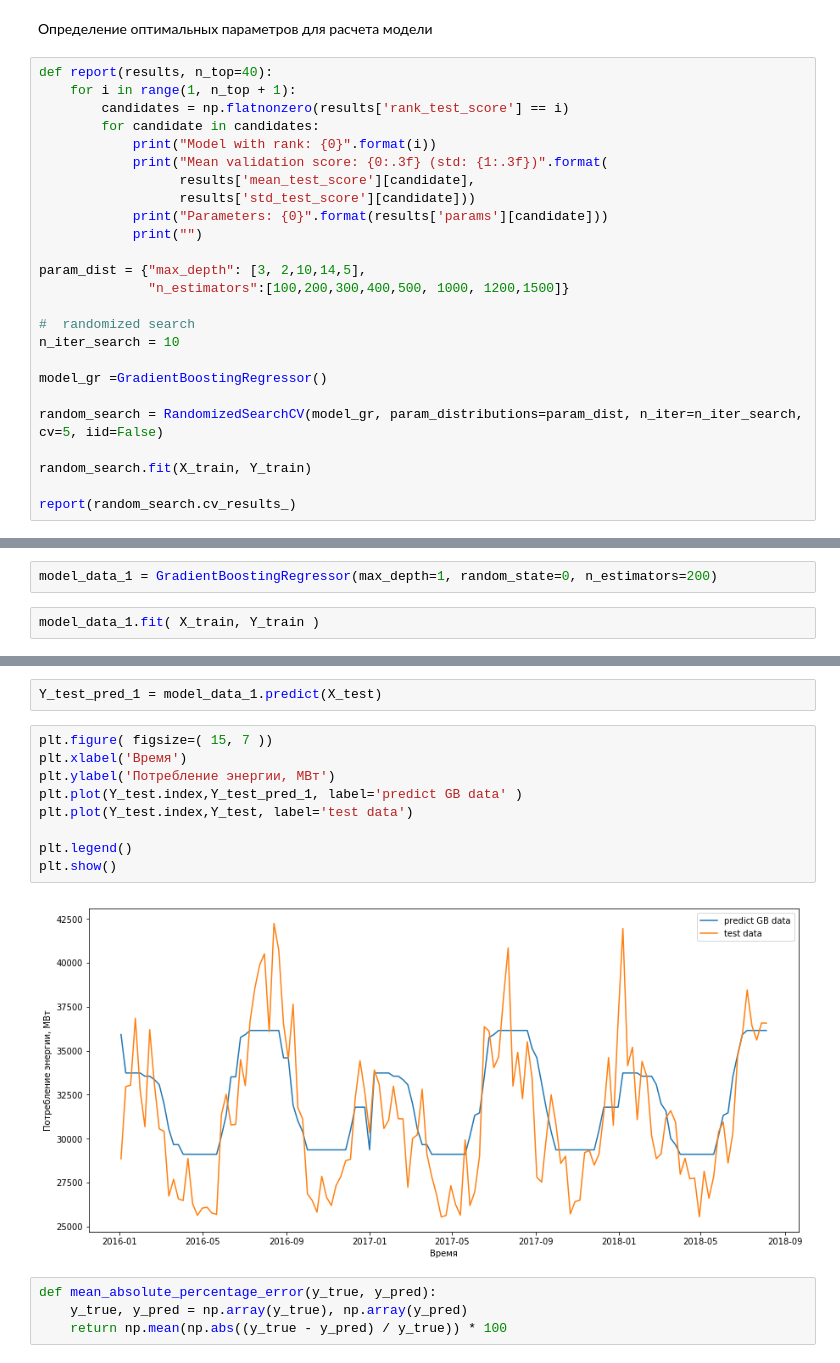
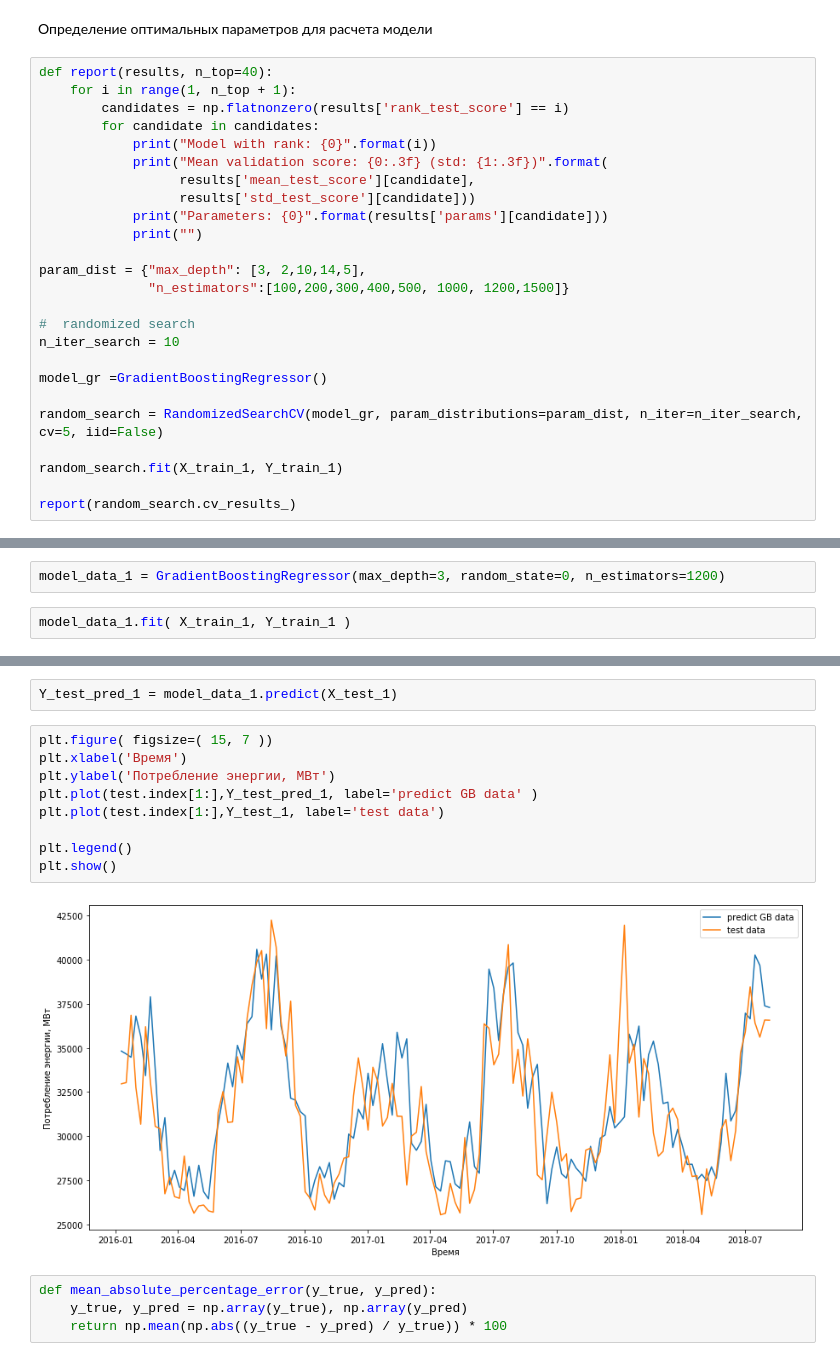
Before and after one commit to superpavelka/Machine-Learning-in-Business, a Jupyter notebook: Task4/Task4.ipynb, the cells around one changed output, grey strips where cells are left out. Cells and saved outputs as stored; diff of their text form.

```diff
--- a/Task4/Task4.ipynb
+++ b/Task4/Task4.ipynb
@@ -97,7 +106,7 @@ model_gr =GradientBoostingRegressor()
 
 random_search = RandomizedSearchCV(model_gr, param_distributions=param_dist, n_iter=n_iter_search, cv=5, iid=False)
 
-random_search.fit(X_train, Y_train)
+random_search.fit(X_train_1, Y_train_1)
 
 report(random_search.cv_results_)
 # %% [output]
@@ -123,6 +130,6 @@ Parameters: {'n_estimators': 300, 'max_depth': 14}
 # %%
-model_data_1 = GradientBoostingRegressor(max_depth=1, random_state=0, n_estimators=200)
+model_data_1 = GradientBoostingRegressor(max_depth=3, random_state=0, n_estimators=1200)
 # %%
-model_data_1.fit( X_train, Y_train )
+model_data_1.fit( X_train_1, Y_train_1 )
 # %% [output]
 GradientBoostingRegressor(alpha=0.9, criterion='friedman_mse', init=None,
@@ -134,18 +141,18 @@ GradientBoostingRegressor(alpha=0.9, criterion='friedman_mse', init=None,
              random_state=0, subsample=1.0, tol=0.0001,
              validation_fraction=0.1, verbose=0, warm_start=False)
 # %%
-Y_test_pred_1 = model_data_1.predict(X_test)
+Y_test_pred_1 = model_data_1.predict(X_test_1)
 # %%
 plt.figure( figsize=( 15, 7 ))
 plt.xlabel('Время')
 plt.ylabel('Потребление энергии, МВт')
-plt.plot(Y_test.index,Y_test_pred_1, label='predict GB data' )
-plt.plot(Y_test.index,Y_test, label='test data')
+plt.plot(test.index[1:],Y_test_pred_1, label='predict GB data' )
+plt.plot(test.index[1:],Y_test_1, label='test data')
 
 plt.legend()
 plt.show()
 # %% [output]
-[figure, old version]
+[figure, new version]
 # %%
 def mean_absolute_percentage_error(y_true, y_pred):
     y_true, y_pred = np.array(y_true), np.array(y_pred)
```
Also changed, not shown: parts of 46 cells of this notebook.
